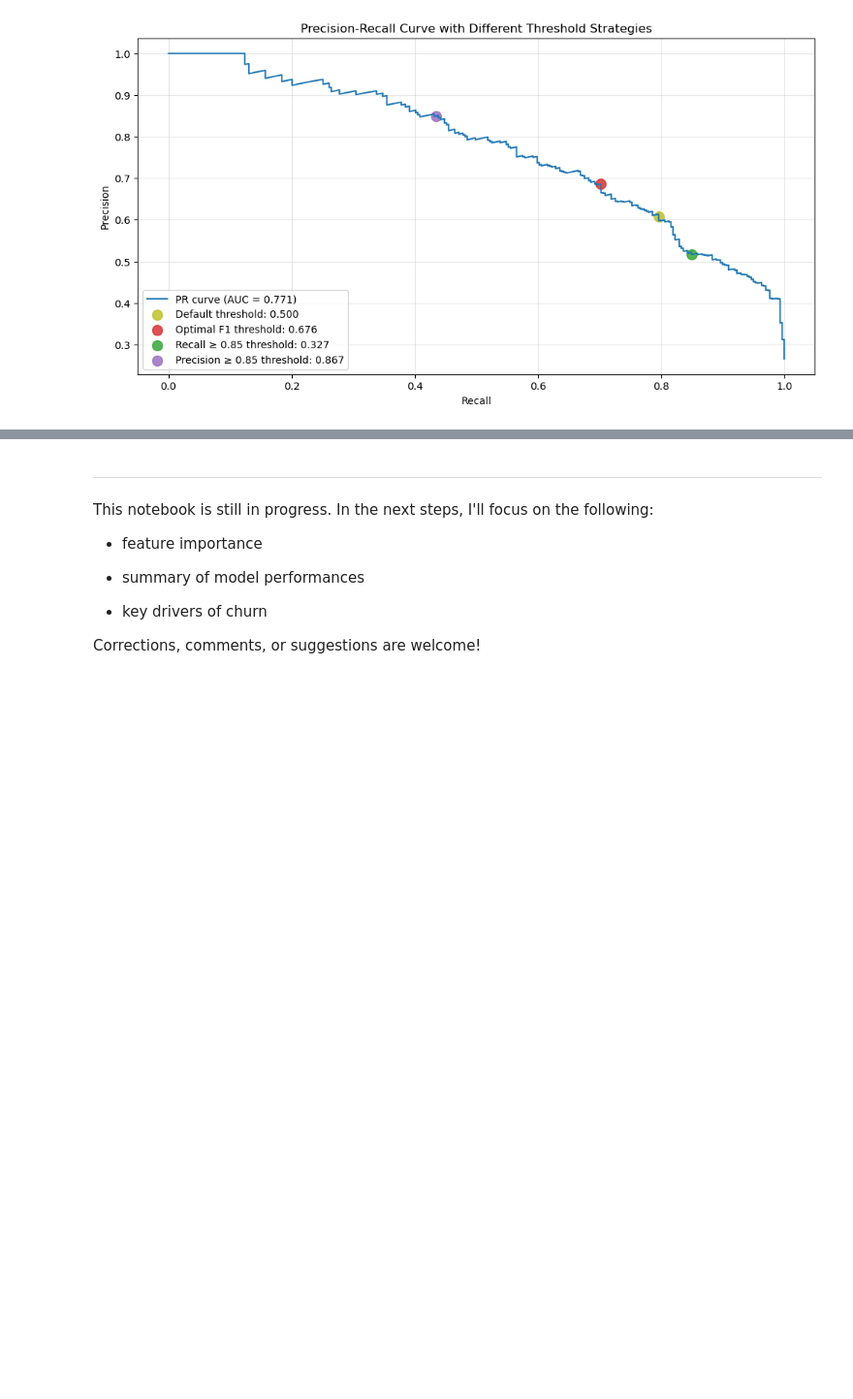
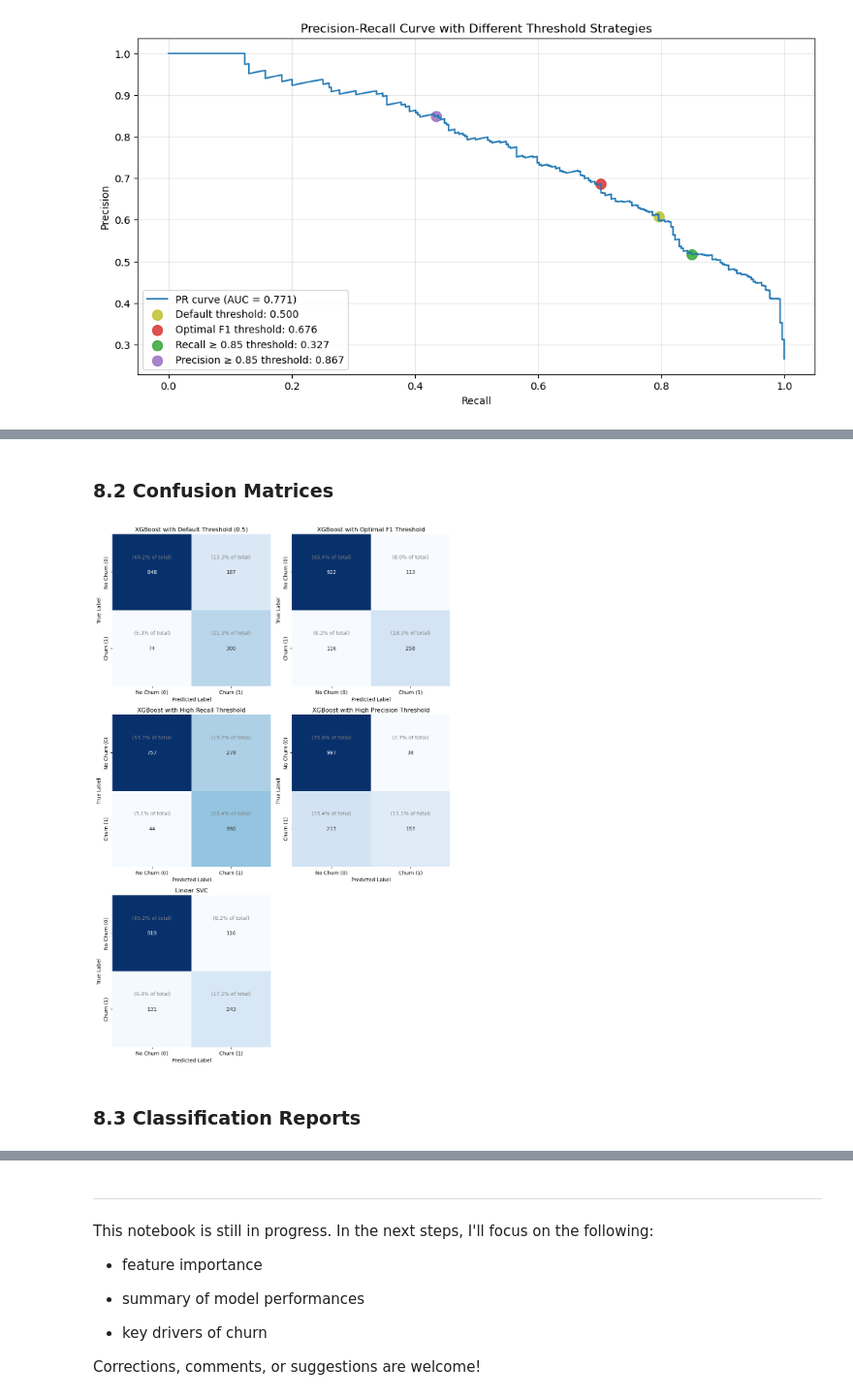
Before and after one commit to seckinadali/telco-churn-prediction, a Jupyter notebook: notebooks/03_modeling_and_evaluation.ipynb, the cells around one changed output, grey strips where cells are left out. Shown at 97% size. Drawn from its saved outputs; the diff is of its cells as text; code cells hidden in the pictures; blank space fills up the shorter version.

```diff
--- a/notebooks/03_modeling_and_evaluation.ipynb
+++ b/notebooks/03_modeling_and_evaluation.ipynb
@@ -1266,0 +1357,2 @@ plt.show()
+# %% [markdown]
+### 8.2 Confusion Matrices
@@ -1266,0 +1392,22 @@ plt.show()
+# %%
+y_pred_list = [
+    y_test_pred_xgb_default,
+    y_test_pred_xgb_f1,
+    y_test_pred_xgb_recall,
+    y_test_pred_xgb_precision,
+    y_test_pred_svc
+]
+
+model_names = [
+    "XGBoost with Default Threshold (0.5)",
+    "XGBoost with Optimal F1 Threshold",
+    "XGBoost with High Recall Threshold",
+    "XGBoost with High Precision Threshold",
+    "Linear SVC"
+]
+
+plot_all_cms(y_test, y_pred_list, model_names)
+# %% [output]
+[figure, added]
+# %% [markdown]
+### 8.3 Classification Reports
```
Also changed, not shown: parts of 7 cells of this notebook.
